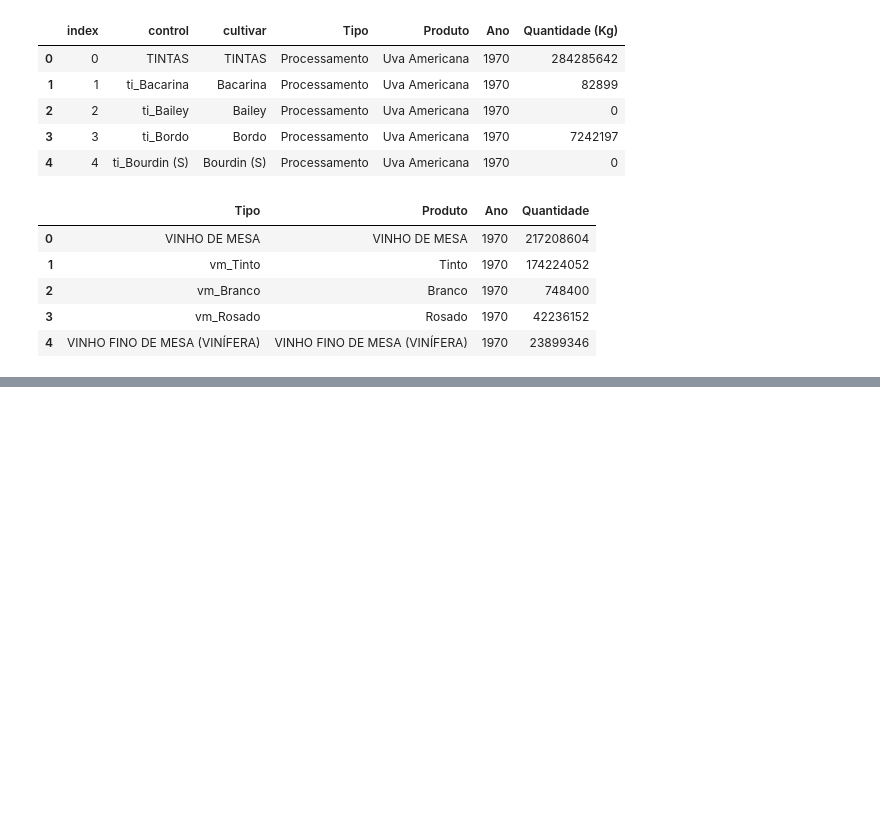
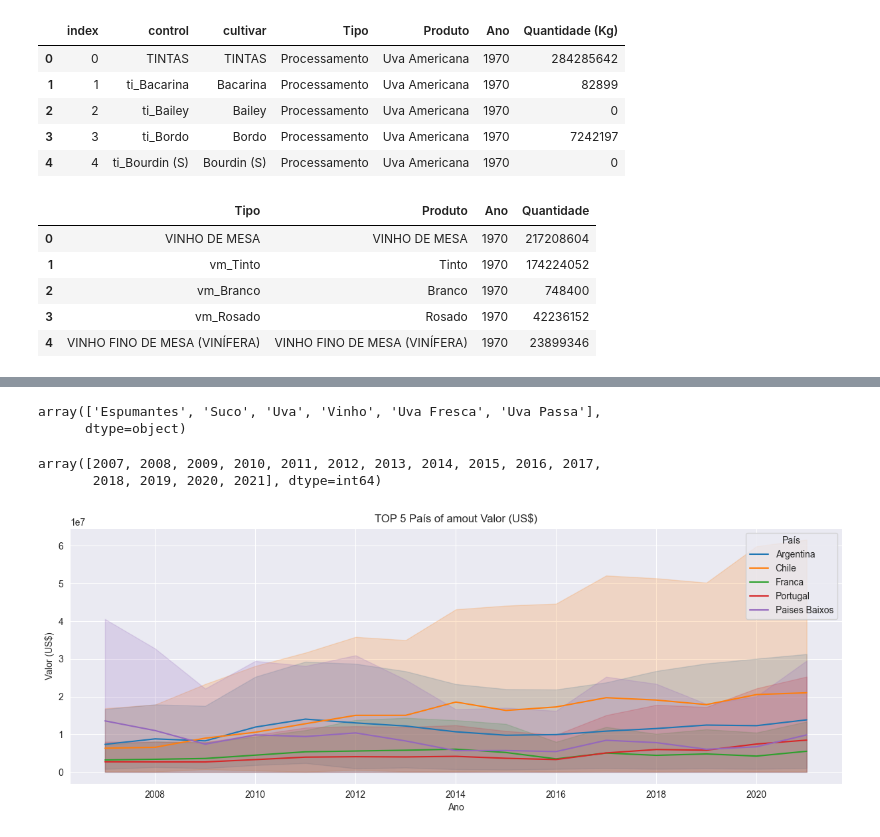
Before and after one commit to IgorNascAlves/Tech_Challenge_Fase01, a Jupyter notebook: notebooks/4 - explorando_todos_os_dados.ipynb, the cells around one changed output, grey strips where cells are left out. Cells and saved outputs as stored; diff of their text form; code cells hidden in the pictures; blank space fills up the shorter version.

```diff
--- a/notebooks/4 - explorando_todos_os_dados.ipynb
+++ b/notebooks/4 - explorando_todos_os_dados.ipynb
@@ -42,0 +87,25 @@ df_Producao.head()
+# %%
+df_Completo['Produto'].unique()
+# %% [output]
+array(['Espumantes', 'Suco', 'Uva', 'Vinho', 'Uva Fresca', 'Uva Passa'],
+      dtype=object)
+# %%
+#last 15 years
+anos = df_Completo['Ano'].unique()
+anos = anos[-15:]
+anos
+# %% [output]
+array([2007, 2008, 2009, 2010, 2011, 2012, 2013, 2014, 2015, 2016, 2017,
+       2018, 2019, 2020, 2021], dtype=int64)
+# %%
+#  graph time series df_Completo compare the TOP 5 País of amout Valor (US$) filter Ano that have Valor bigger than the mean
+Years_With_Valor_Bigger_Than_Mean = anos
+TOP_5_Pais = df_Completo.groupby('País')['Valor (US$)'].sum().sort_values(ascending=False).head(5).index
+sns.set_style('darkgrid')
+plt.figure(figsize=(15, 5))
+plt.title('TOP 5 País of amout Valor (US$)')
+sns.lineplot(x='Ano', y='Valor (US$)', hue='País', data=df_Completo[df_Completo['País'].isin(TOP_5_Pais)
+                                                                    & df_Completo['Ano'].isin(Years_With_Valor_Bigger_Than_Mean)])
+plt.show()
+# %% [output]
+[figure, added]
```
Also changed, not shown: parts of 6 cells of this notebook.
